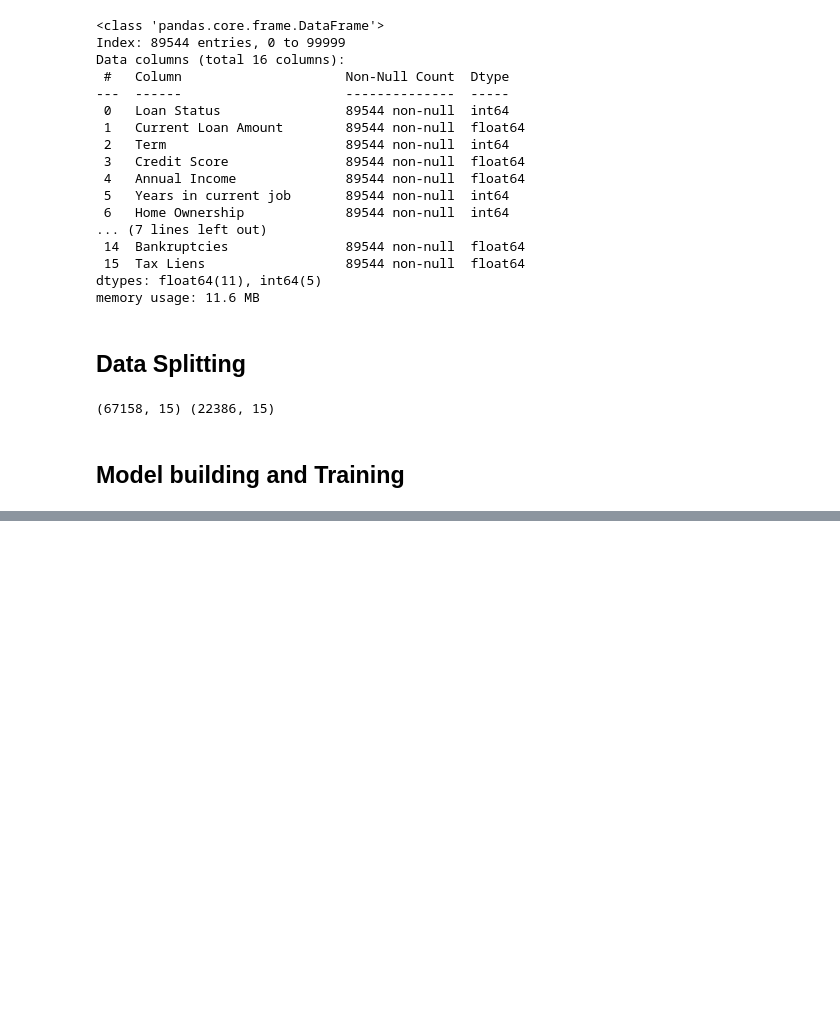
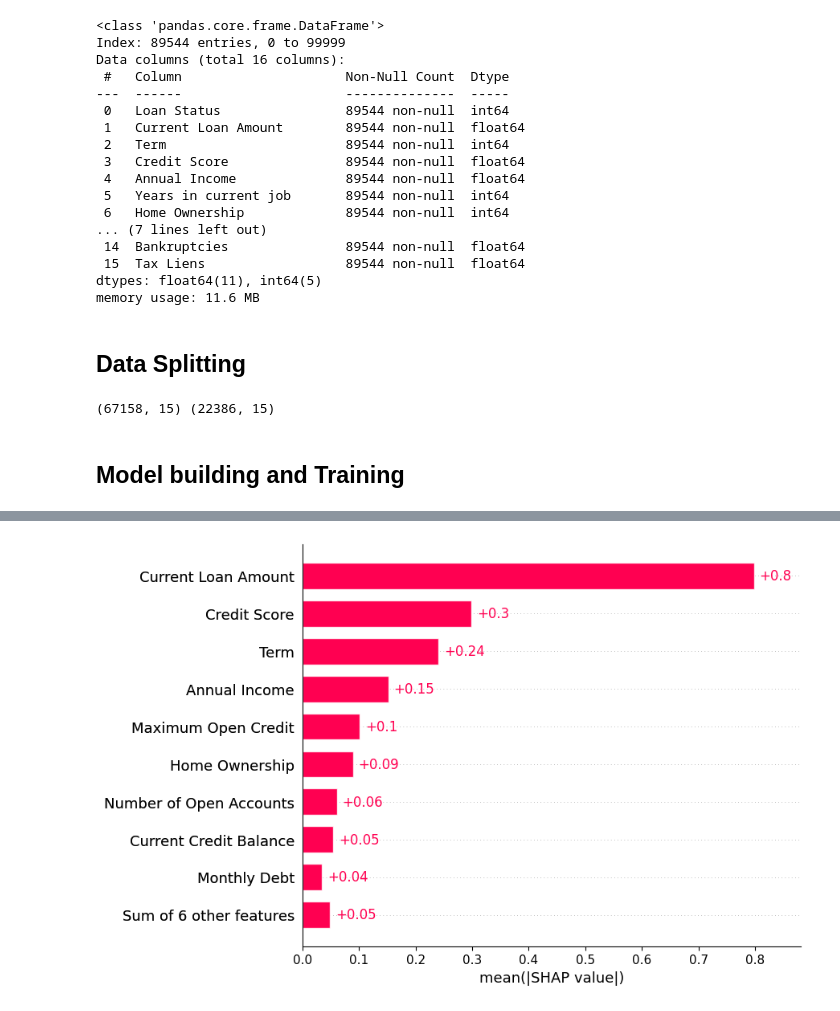
Before and after one commit to lrosati42/XAI_project, a Jupyter notebook: chandana_main.ipynb, the cells around one changed output, grey strips where cells are left out. Cells and saved outputs as stored; diff of their text form; code cells hidden in the pictures; blank space fills up the shorter version.

```diff
--- a/chandana_main.ipynb
+++ b/chandana_main.ipynb
@@ -713,0 +1029,6 @@ shap.summary_plot(shap_values, selected_instances ,plot_type='bar')
+# %%
+# Overall Analysis
+#Absolute mean SHAP
+shap.plots.bar(shap_values)
+# %% [output]
+[figure, added]
```
Also changed, not shown: parts of 67 cells of this notebook, 1 other file.
